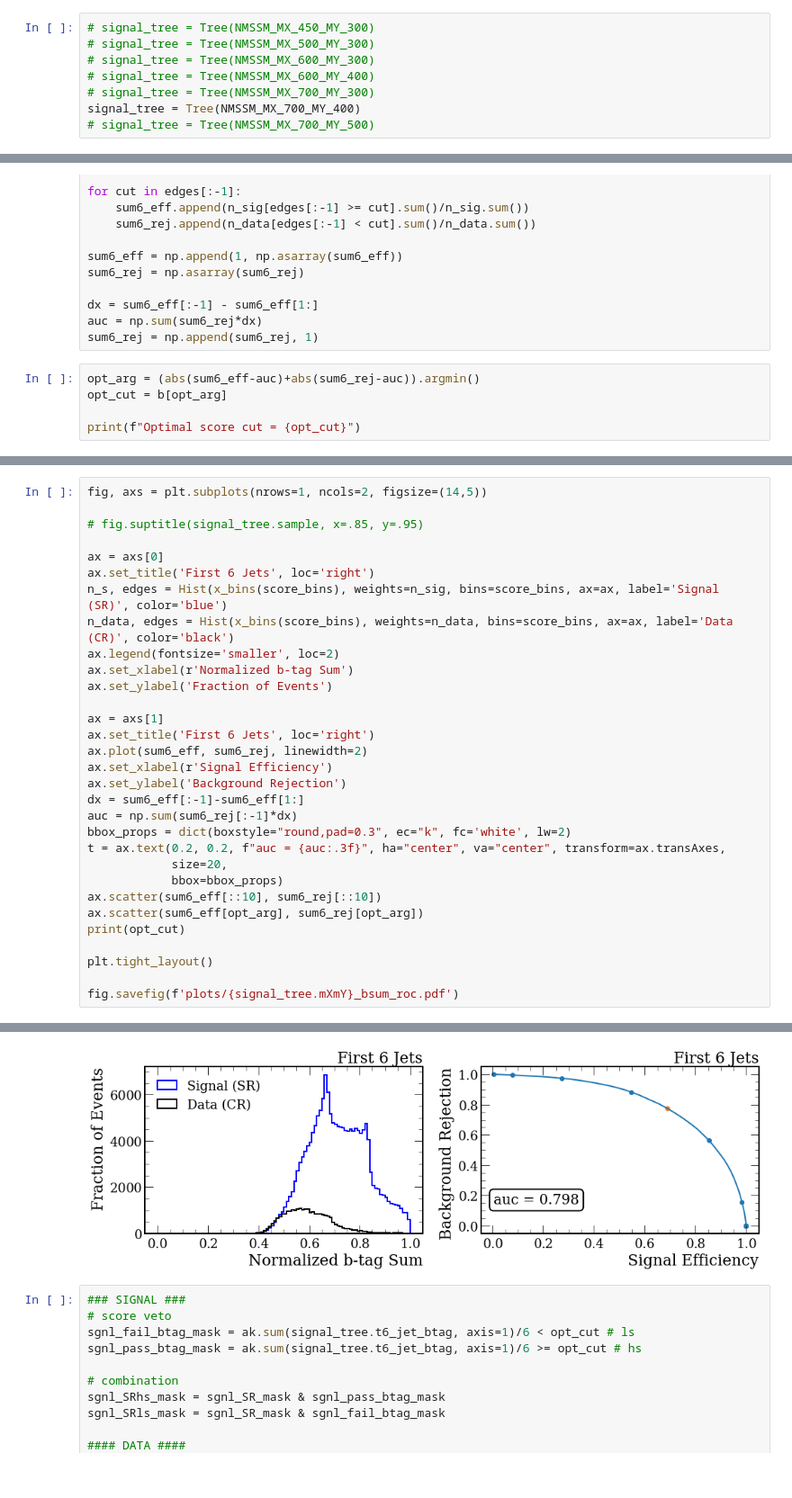
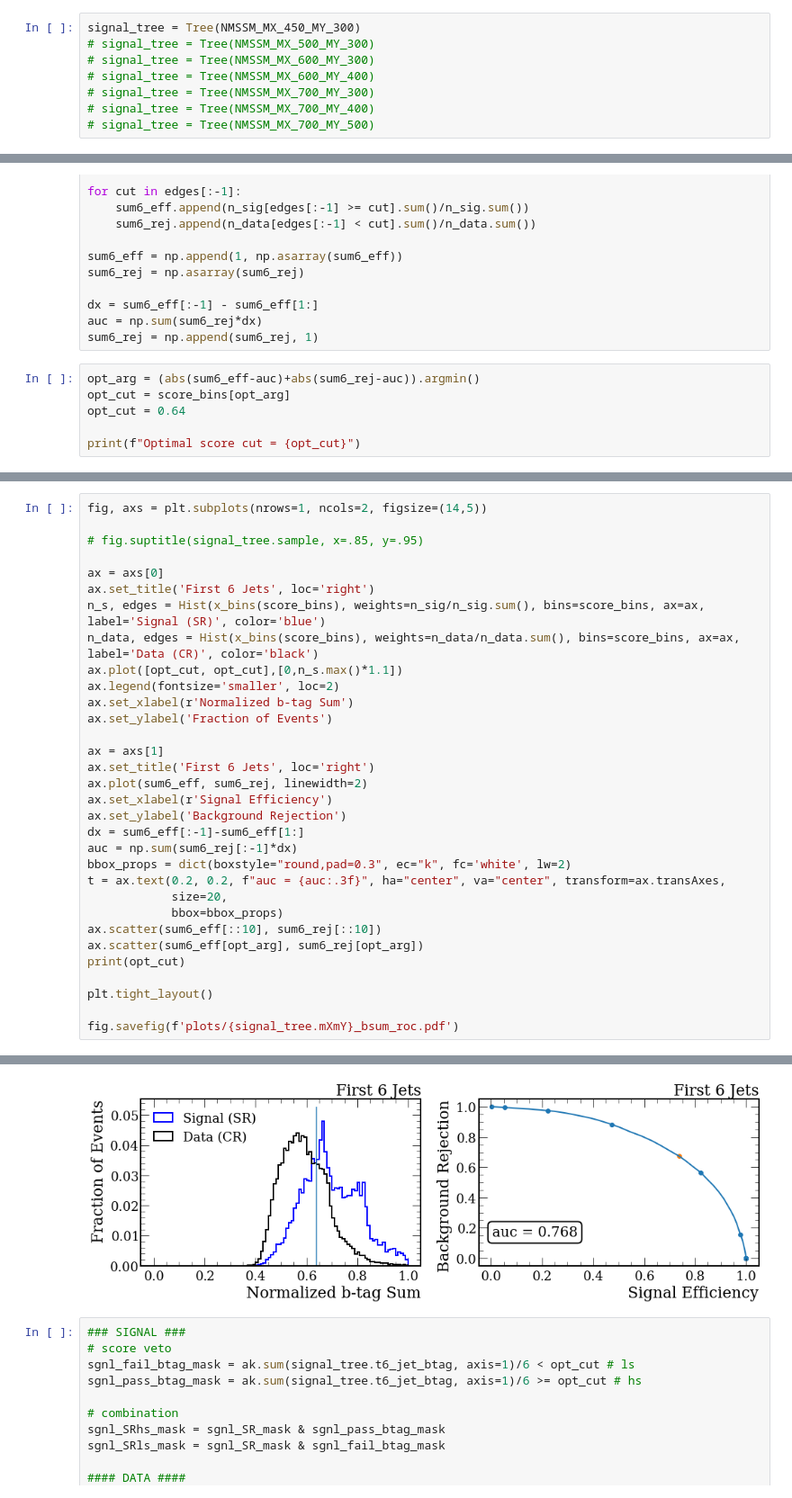
Before and after one commit to srosenzweig09/analysis, a Jupyter notebook: jupyter/6_background_estimation/background_estimation.ipynb, the cells around one changed output, grey strips where cells are left out. Shown at 90% size. Drawn from its saved outputs; the diff is of its cells as text.

```diff
--- a/jupyter/6_background_estimation/background_estimation.ipynb
+++ b/jupyter/6_background_estimation/background_estimation.ipynb
@@ -16,8 +49,8 @@ data_tree = Tree(JetHT_Data_UL)
 # %%
-# signal_tree = Tree(NMSSM_MX_450_MY_300)
+signal_tree = Tree(NMSSM_MX_450_MY_300)
 # signal_tree = Tree(NMSSM_MX_500_MY_300)
 # signal_tree = Tree(NMSSM_MX_600_MY_300)
 # signal_tree = Tree(NMSSM_MX_600_MY_400)
 # signal_tree = Tree(NMSSM_MX_700_MY_300)
-signal_tree = Tree(NMSSM_MX_700_MY_400)
+# signal_tree = Tree(NMSSM_MX_700_MY_400)
 # signal_tree = Tree(NMSSM_MX_700_MY_500)
@@ -181,7 +176,8 @@ auc = np.sum(sum6_rej*dx)
 sum6_rej = np.append(sum6_rej, 1)
 # %%
 opt_arg = (abs(sum6_eff-auc)+abs(sum6_rej-auc)).argmin()
-opt_cut = b[opt_arg]
+opt_cut = score_bins[opt_arg]
+opt_cut = 0.64
 
 print(f"Optimal score cut = {opt_cut}")
 # %% [output]
@@ -190,36 +186,37 @@ Optimal score cut = 0.66
 fig, axs = plt.subplots(nrows=1, ncols=2, figsize=(14,5))
 
 # fig.suptitle(signal_tree.sample, x=.85, y=.95)
 
 ax = axs[0]
 ax.set_title('First 6 Jets', loc='right')
-n_s, edges = Hist(x_bins(score_bins), weights=n_sig, bins=score_bins, ax=ax, label='Signal (SR)', color='blue')
-n_data, edges = Hist(x_bins(score_bins), weights=n_data, bins=score_bins, ax=ax, label='Data (CR)', color='black')
+n_s, edges = Hist(x_bins(score_bins), weights=n_sig/n_sig.sum(), bins=score_bins, ax=ax, label='Signal (SR)', color='blue')
+n_data, edges = Hist(x_bins(score_bins), weights=n_data/n_data.sum(), bins=score_bins, ax=ax, label='Data (CR)', color='black')
+ax.plot([opt_cut, opt_cut],[0,n_s.max()*1.1])
 ax.legend(fontsize='smaller', loc=2)
 ax.set_xlabel(r'Normalized b-tag Sum')
 ax.set_ylabel('Fraction of Events')
 
 ax = axs[1]
 ax.set_title('First 6 Jets', loc='right')
 ax.plot(sum6_eff, sum6_rej, linewidth=2)
 ax.set_xlabel(r'Signal Efficiency')
 ax.set_ylabel('Background Rejection')
 dx = sum6_eff[:-1]-sum6_eff[1:]
 auc = np.sum(sum6_rej[:-1]*dx)
 bbox_props = dict(boxstyle="round,pad=0.3", ec="k", fc='white', lw=2)
 t = ax.text(0.2, 0.2, f"auc = {auc:.3f}", ha="center", va="center", transform=ax.transAxes,
             size=20,
             bbox=bbox_props)
 ax.scatter(sum6_eff[::10], sum6_rej[::10])
 ax.scatter(sum6_eff[opt_arg], sum6_rej[opt_arg])
 print(opt_cut)
 
 plt.tight_layout()
 
 fig.savefig(f'plots/{signal_tree.mXmY}_bsum_roc.pdf')
 # %% [output]
 0.64
-[figure, old version]
+[figure, new version]
 # %%
 ### SIGNAL ###
 # score veto
```
Also changed, not shown: parts of 23 cells of this notebook.
